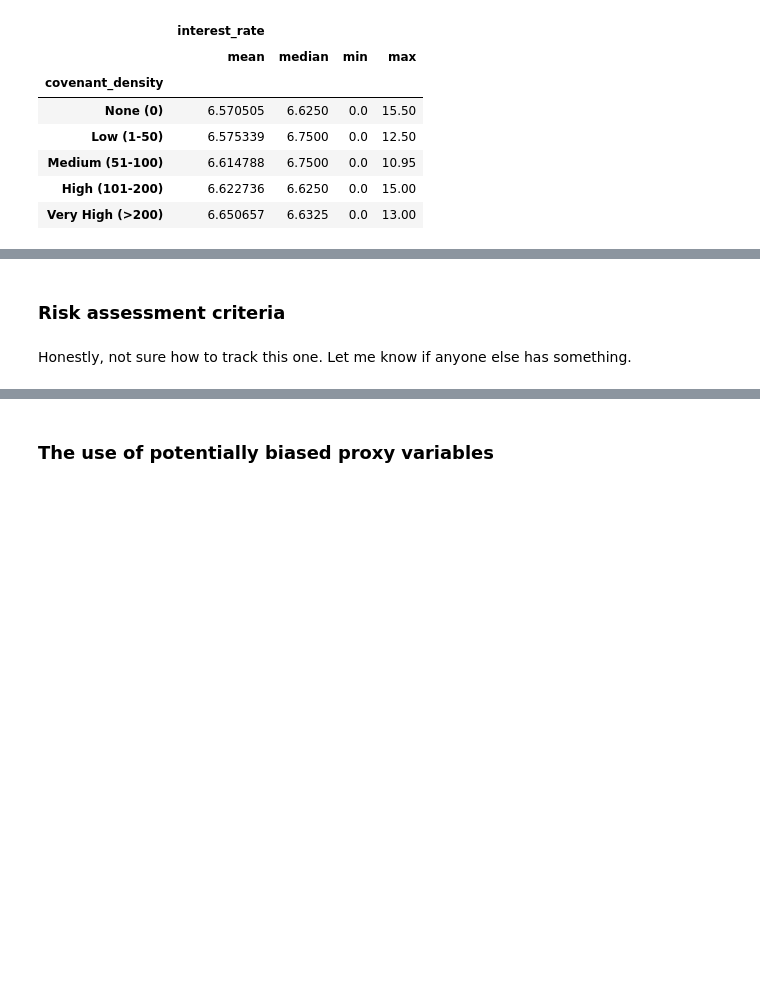
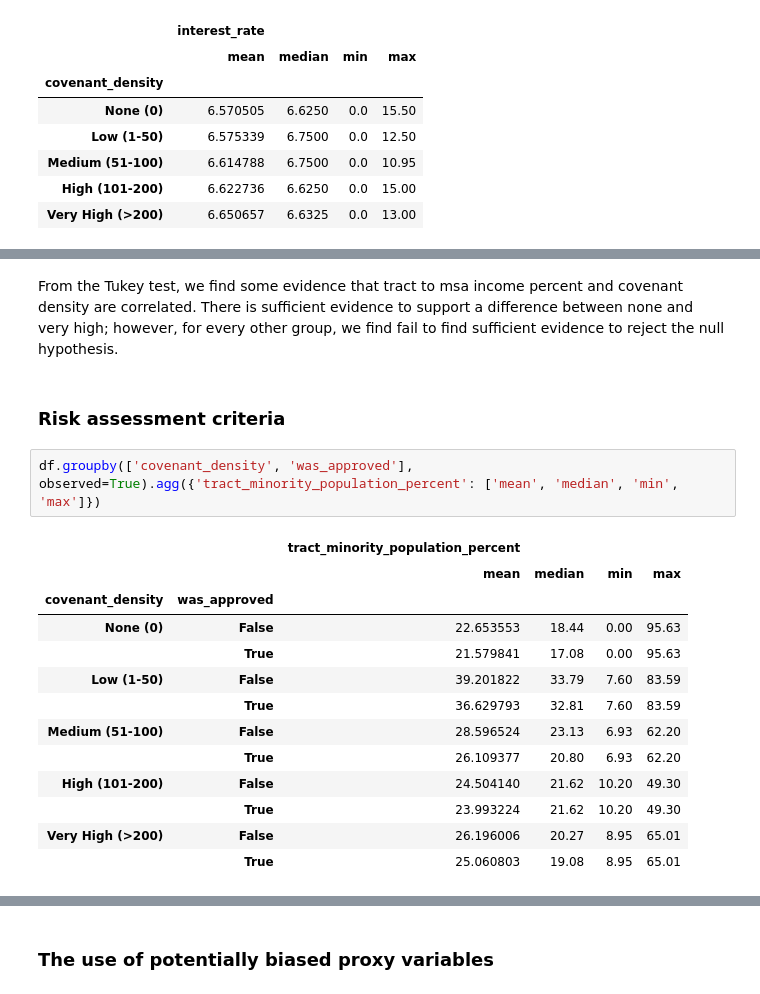
Before and after one commit to abbyawesome/DATA6550_HousingDiscrimination, a Jupyter notebook: Code/Roberts/housing_investigation.ipynb, the cells around one changed output, grey strips where cells are left out. Saved outputs shown, nothing was run; the diff lists cells and outputs as text; blank space fills up the shorter version.

Commit message:
Updated initial investigation with hypothesis testing

```diff
--- a/Code/Roberts/housing_investigation.ipynb
+++ b/Code/Roberts/housing_investigation.ipynb
@@ -180,4 +349,20 @@ df.groupby('covenant_density', observed=True).agg({'interest_rate': ['mean', 'me
+# %% [markdown]
+From the Tukey test, we find some evidence that tract to msa income percent and covenant density are correlated. There is sufficient evidence to support a difference between none and very high; however, for every other group, we find fail to find sufficient evidence to reject the null hypothesis.
 # %% [markdown]
 <h3>Risk assessment criteria</h3>
-# %% [markdown]
-Honestly, not sure how to track this one. Let me know if anyone else has something.
+# %%
+df.groupby(['covenant_density', 'was_approved'], observed=True).agg({'tract_minority_population_percent': ['mean', 'median', 'min', 'max']})
+# %% [output]
+|  |  | tract_minority_population_percent |  |  |  |
+|  |  | mean | median | min | max |
+| covenant_density | was_approved |  |  |  |  |
+| None (0) | False | 22.653553 | 18.44 | 0.00 | 95.63 |
+|  | True | 21.579841 | 17.08 | 0.00 | 95.63 |
+| Low (1-50) | False | 39.201822 | 33.79 | 7.60 | 83.59 |
+|  | True | 36.629793 | 32.81 | 7.60 | 83.59 |
+| Medium (51-100) | False | 28.596524 | 23.13 | 6.93 | 62.20 |
+|  | True | 26.109377 | 20.80 | 6.93 | 62.20 |
+| High (101-200) | False | 24.504140 | 21.62 | 10.20 | 49.30 |
+|  | True | 23.993224 | 21.62 | 10.20 | 49.30 |
+| Very High (>200) | False | 26.196006 | 20.27 | 8.95 | 65.01 |
+|  | True | 25.060803 | 19.08 | 8.95 | 65.01 |
```
Also changed, not shown: parts of 25 cells of this notebook.
